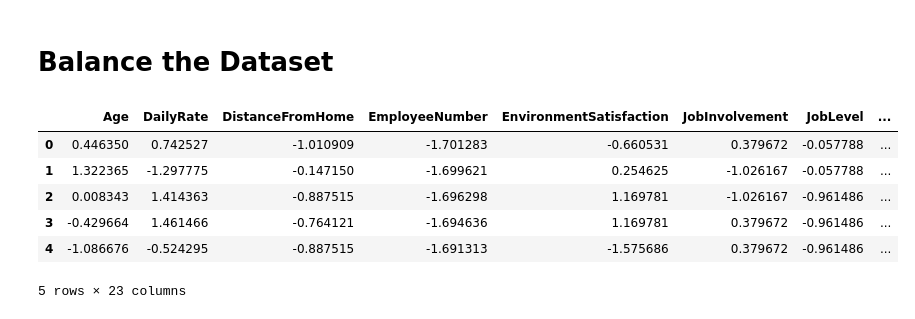
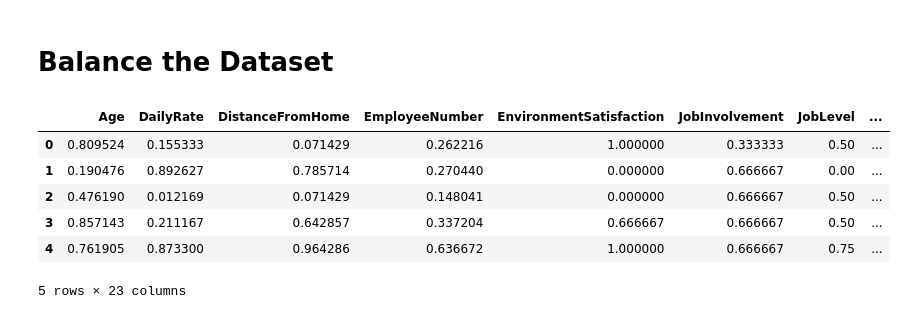
Before and after one commit to funkjo/ml-csc360-final, a Jupyter notebook: final_project/preprocessing.ipynb, the cells around one changed output. Drawn from its saved outputs; the diff is of its cells as text; code cells hidden in the pictures.

```diff
--- a/final_project/preprocessing.ipynb
+++ b/final_project/preprocessing.ipynb
@@ -137,7 +138,7 @@ X_auto.shape
 # %%
 # Standardize the data
 
-scaler=StandardScaler()
+scaler=MinMaxScaler()
 scaled_df=scaler.fit_transform(X_auto)
 X_new = scaled_df
 # %%
@@ -163,10 +154,26 @@ df['Attrition'] = y_smt
+# %%
+# combine SMOTE and Tomek techniques to balance the data
+
+from imblearn.over_sampling import BorderlineSMOTE
+from sklearn.model_selection import train_test_split
+
+X_train, X_test, y_train, y_test = train_test_split(X_new, y, test_size=0.15, random_state=0, stratify=y)
+
+smt = BorderlineSMOTE(sampling_strategy='minority')
+X_smt, y_smt = smt.fit_resample(X_train, y_train)
+
+df_train = pd.DataFrame(X_smt, columns=column_headers)
+df_train['Attrition'] = y_smt
+
+df_test = pd.DataFrame(X_test, columns=column_headers)
+df_test['Attrition'] = y_test
 # %%
-df.head()
+df_train.head()
 # %% [output]
 |  | Age | DailyRate | DistanceFromHome | EmployeeNumber | EnvironmentSatisfaction | JobInvolvement | JobLevel | ... |
-| 0 | 0.446350 | 0.742527 | -1.010909 | -1.701283 | -0.660531 | 0.379672 | -0.057788 | ... |
-| 1 | 1.322365 | -1.297775 | -0.147150 | -1.699621 | 0.254625 | -1.026167 | -0.057788 | ... |
-| 2 | 0.008343 | 1.414363 | -0.887515 | -1.696298 | 1.169781 | -1.026167 | -0.961486 | ... |
-| 3 | -0.429664 | 1.461466 | -0.764121 | -1.694636 | 1.169781 | 0.379672 | -0.961486 | ... |
-| 4 | -1.086676 | -0.524295 | -0.887515 | -1.691313 | -1.575686 | 0.379672 | -0.961486 | ... |
+| 0 | 0.809524 | 0.155333 | 0.071429 | 0.262216 | 1.000000 | 0.333333 | 0.50 | ... |
+| 1 | 0.190476 | 0.892627 | 0.785714 | 0.270440 | 0.000000 | 0.666667 | 0.00 | ... |
+| 2 | 0.476190 | 0.012169 | 0.071429 | 0.148041 | 0.000000 | 0.666667 | 0.50 | ... |
+| 3 | 0.857143 | 0.211167 | 0.642857 | 0.337204 | 0.666667 | 0.666667 | 0.50 | ... |
+| 4 | 0.761905 | 0.873300 | 0.964286 | 0.636672 | 1.000000 | 0.666667 | 0.75 | ... |
 5 rows × 23 columns
```
Also changed, not shown: parts of 9 cells of this notebook, 4 other files.
